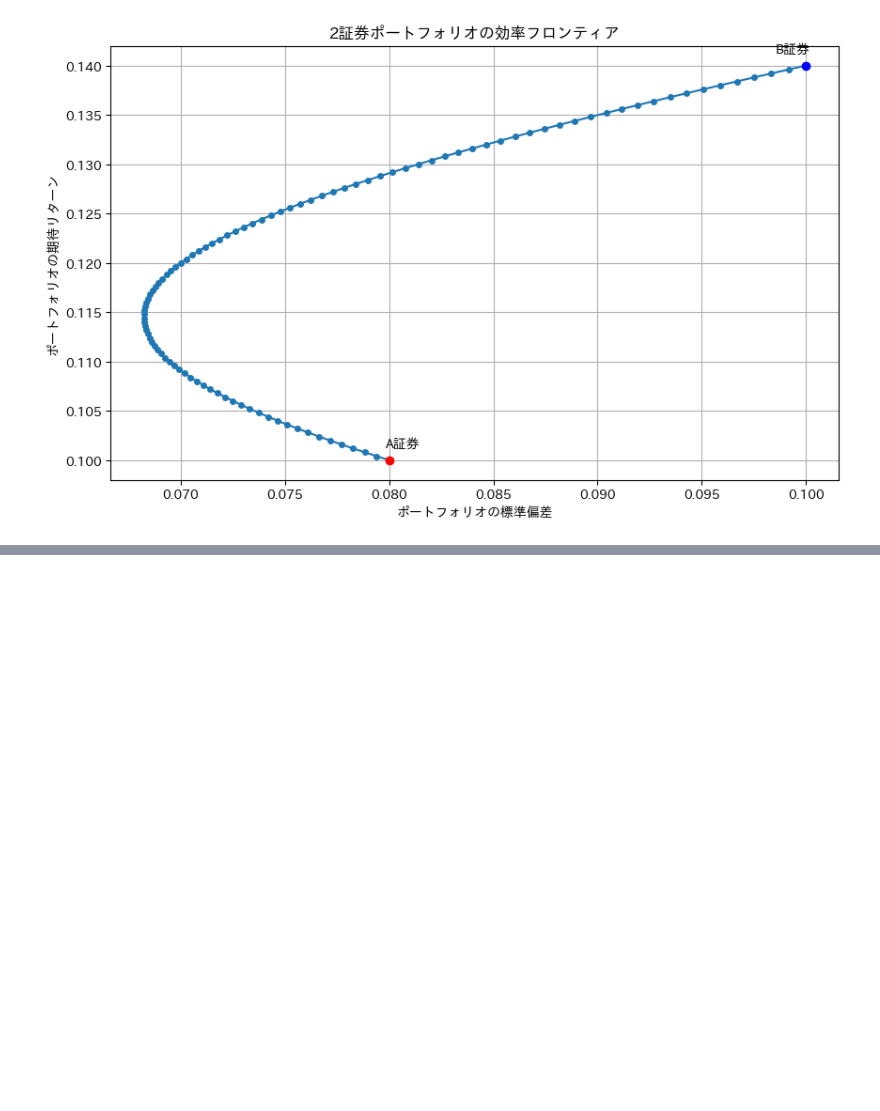
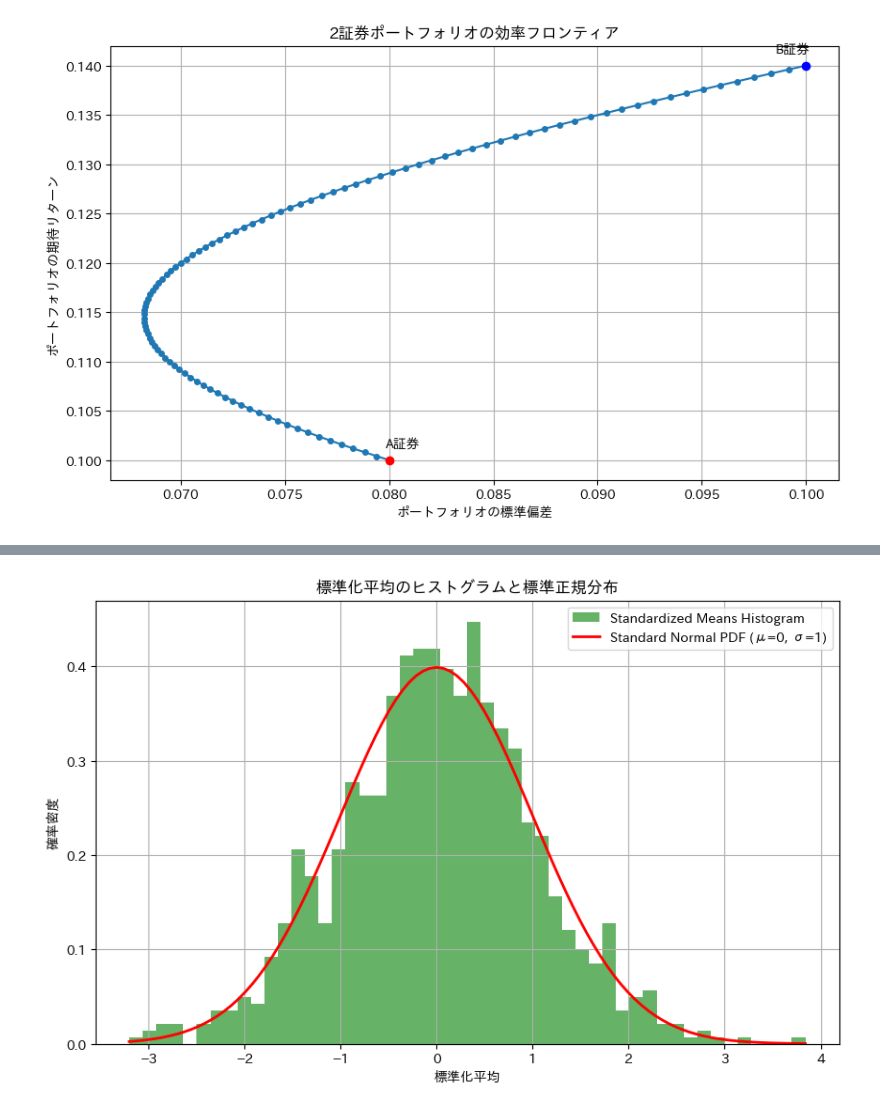
Before and after one commit to Hideki-Iwaki-TUS/FinancialMath, a Jupyter notebook: FinancialMath2.ipynb, the cells around one changed output, grey strips where cells are left out. Cells and saved outputs as stored; diff of their text form; code cells hidden in the pictures; blank space fills up the shorter version.

```diff
--- a/FinancialMath2.ipynb
+++ b/FinancialMath2.ipynb
@@ -539,0 +571,65 @@ Successfully installed japanize-matplotlib-1.1.3
+# %%
+# prompt: ベルヌーイ分布に従う乱数を10000回発生させてその平均を標準化する，すなわち,標準化平均を求める．このことを1000回繰り返したときのヒストグラムを，その総面積が１になるようにして描く，さらに，標準正規分布の確率密度関数を重ねて描いて下さい．
+
+!pip install japanize-matplotlib
+
+import japanize_matplotlib
+import numpy as np
+import matplotlib.pyplot as plt
+from scipy.stats import norm
+
+# Define the parameters for the Bernoulli distribution
+p = 0.5  # Probability of success (e.g., for a fair coin flip)
+
+# Set the number of trials for each sample
+n_trials_per_sample = 10000
+
+# Set the number of times to repeat the experiment
+n_experiments = 1000
+
+# List to store the standardized means
+standardized_means = []
+
+# Repeat the experiment n_experiments times
+for _ in range(n_experiments):
+    # Generate n_trials_per_sample Bernoulli random numbers
+    bernoulli_samples = np.random.binomial(n=1, p=p, size=n_trials_per_sample)
+
+    # Calculate the sample mean
+    sample_mean = np.mean(bernoulli_samples)
+
+    # Calculate the theoretical mean and variance for a Bernoulli distribution
+    # Mean (E[X]) = p
+    # Variance (Var[X]) = p * (1 - p)
+    # For the sample mean of n independent Bernoulli trials, the mean is still p
+    # and the variance is Var[X] / n = p * (1 - p) / n
+    theoretical_mean_of_mean = p
+    theoretical_variance_of_mean = p * (1 - p) / n_trials_per_sample
+    theoretical_std_dev_of_mean = np.sqrt(theoretical_variance_of_mean)
+
+    # Standardize the sample mean
+    # Standardized mean = (sample_mean - theoretical_mean_of_mean) / theoretical_std_dev_of_mean
+    if theoretical_std_dev_of_mean > 0: # Avoid division by zero if p is 0 or 1
+        standardized_mean = (sample_mean - theoretical_mean_of_mean) / theoretical_std_dev_of_mean
+        standardized_means.append(standardized_mean)
+
+# Plot the histogram of the standardized means
+plt.figure(figsize=(10, 6))
+# density=True normalizes the histogram so the total area is 1
+plt.hist(standardized_means, bins=50, density=True, alpha=0.6, color='g', label='Standardized Means Histogram')
+
+# Overlay the probability density function of the standard normal distribution
+# The standardized mean should approximately follow a standard normal distribution due to the Central Limit Theorem
+x_norm = np.linspace(min(standardized_means), max(standardized_means), 100)
+plt.plot(x_norm, norm.pdf(x_norm, 0, 1), 'r-', lw=2, label='Standard Normal PDF (μ=0, σ=1)')
+
+# Set titles and labels
+plt.title('標準化平均のヒストグラムと標準正規分布')
+plt.xlabel('標準化平均')
+plt.ylabel('確率密度')
+plt.legend()
+plt.grid(True)
+
+# Show the plot
+plt.show()
+# %% [output]
@@ -539,0 +653 @@ Successfully installed japanize-matplotlib-1.1.3
+[figure, added]
```
Also changed, not shown: parts of 2 cells of this notebook.
